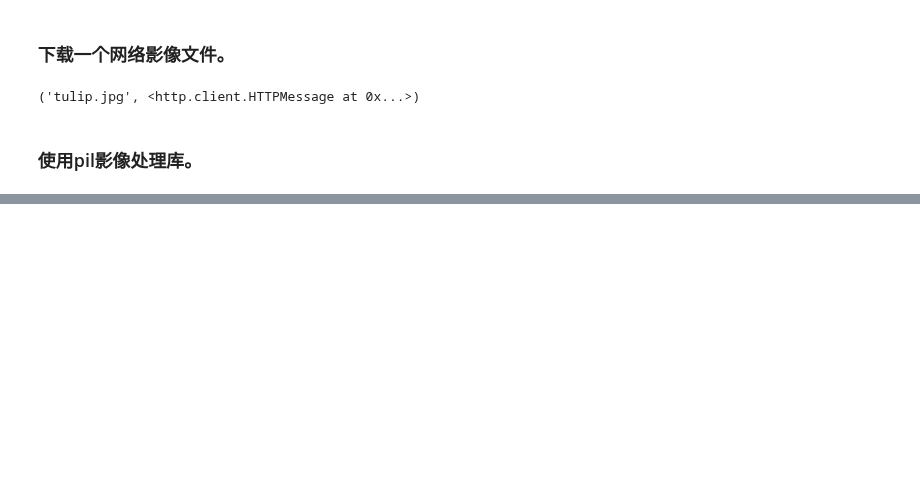
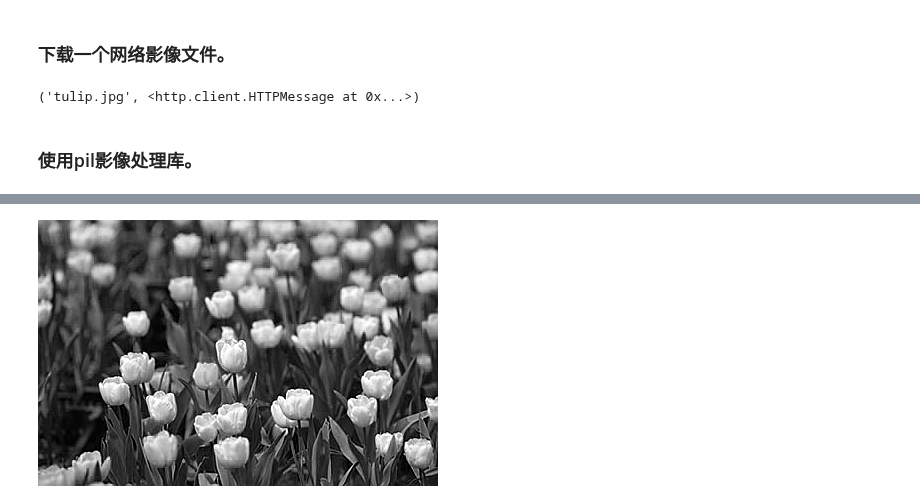
Before and after one commit to databooks/databook, a Jupyter notebook: quickstart/05-pyimages.ipynb, the cells around one changed output, grey strips where cells are left out. Cells and saved outputs as stored; diff of their text form; code cells hidden in the pictures; blank space fills up the shorter version.

```diff
--- a/quickstart/05-pyimages.ipynb
+++ b/quickstart/05-pyimages.ipynb
@@ -36,0 +59,6 @@ urlretrieve("http://www.w3school.com.cn/i/eg_tulip.jpg", "tulip.jpg")
+# %%
+#Applying a filter to the image
+im_sharp = im.filter( ImageFilter.SHARPEN )
+
+#Saving the filtered image to a new file
+im_sharp.save( 'image_sharpened.jpg', 'JPEG' )
@@ -36,0 +69,8 @@ urlretrieve("http://www.w3school.com.cn/i/eg_tulip.jpg", "tulip.jpg")
+# %%
+#Splitting the image into its respective bands, i.e. Red, Green,
+#and Blue for RGB
+r,g,b = im_sharp.split()
+# %%
+r
+# %% [output]
+[figure, added]
```
Also changed, not shown: parts of 11 cells of this notebook, 6 other files.
